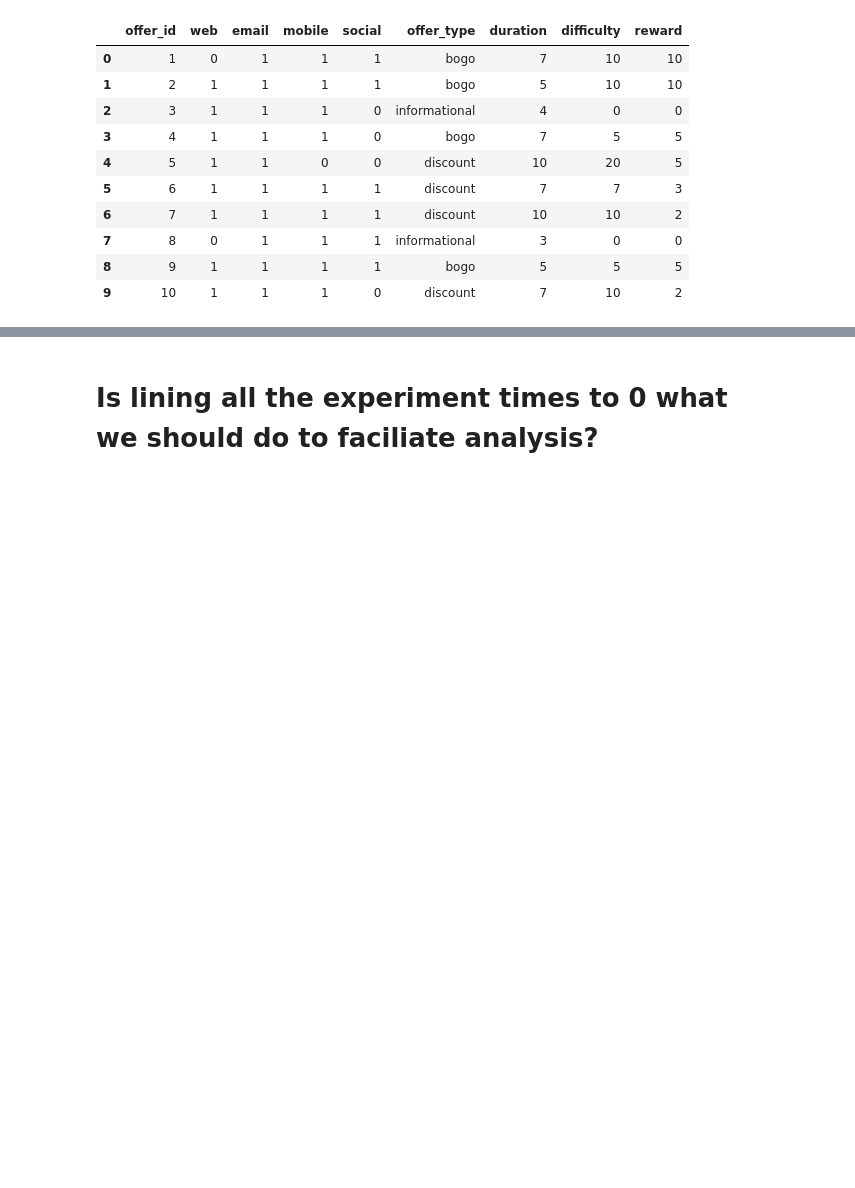
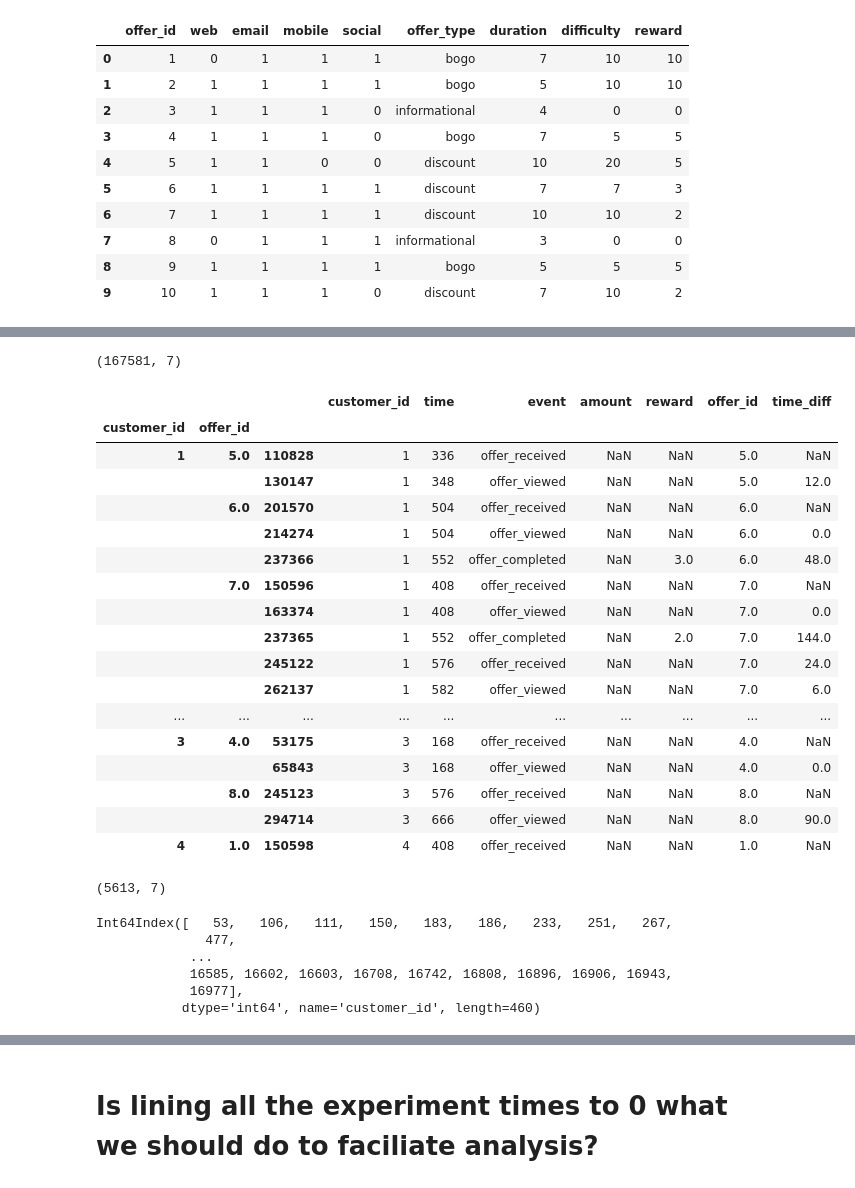
Before and after one commit to andrewKOwong/dsnd-starbucks, a Jupyter notebook: notebook-EDA.ipynb, the cells around one changed output, grey strips where cells are left out. Drawn from its saved outputs; the diff is of its cells as text; code cells hidden in the pictures; blank space fills up the shorter version.

```diff
--- a/notebook-EDA.ipynb
+++ b/notebook-EDA.ipynb
@@ -707,0 +742,27 @@ transcript.head()
+# %%
+test = transcript.groupby(['customer_id', 'offer_id']).apply(lambda df: df.assign(time_diff=df.time.diff()))
+# %%
+test.shape
+# %% [output]
+(167581, 7)
+# %%
+test.head(20)
+# %% [output]
+|  |  |  | customer_id | time | event | amount | reward | offer_id | time_diff |
+| customer_id | offer_id |  |  |  |  |  |  |  |  |
+| 1 | 5.0 | 110828 | 1 | 336 | offer_received | NaN | NaN | 5.0 | NaN |
+|  |  | 130147 | 1 | 348 | offer_viewed | NaN | NaN | 5.0 | 12.0 |
+|  | 6.0 | 201570 | 1 | 504 | offer_received | NaN | NaN | 6.0 | NaN |
+|  |  | 214274 | 1 | 504 | offer_viewed | NaN | NaN | 6.0 | 0.0 |
+|  |  | 237366 | 1 | 552 | offer_completed | NaN | 3.0 | 6.0 | 48.0 |
+|  | 7.0 | 150596 | 1 | 408 | offer_received | NaN | NaN | 7.0 | NaN |
+|  |  | 163374 | 1 | 408 | offer_viewed | NaN | NaN | 7.0 | 0.0 |
+|  |  | 237365 | 1 | 552 | offer_completed | NaN | 2.0 | 7.0 | 144.0 |
+|  |  | 245122 | 1 | 576 | offer_received | NaN | NaN | 7.0 | 24.0 |
+|  |  | 262137 | 1 | 582 | offer_viewed | NaN | NaN | 7.0 | 6.0 |
+| ... | ... | ... | ... | ... | ... | ... | ... | ... | ... |
+| 3 | 4.0 | 53175 | 3 | 168 | offer_received | NaN | NaN | 4.0 | NaN |
+|  |  | 65843 | 3 | 168 | offer_viewed | NaN | NaN | 4.0 | 0.0 |
+|  | 8.0 | 245123 | 3 | 576 | offer_received | NaN | NaN | 8.0 | NaN |
+|  |  | 294714 | 3 | 666 | offer_viewed | NaN | NaN | 8.0 | 90.0 |
+| 4 | 1.0 | 150598 | 4 | 408 | offer_received | NaN | NaN | 1.0 | NaN |
@@ -707,0 +785,13 @@ transcript.head()
+# %%
+test2.shape
+# %% [output]
+(5613, 7)
+# %%
+test2.customer_id.index.get_level_values(0).unique()
+# %% [output]
+Int64Index([   53,   106,   111,   150,   183,   186,   233,   251,   267,
+              477,
+            ...
+            16585, 16602, 16603, 16708, 16742, 16808, 16896, 16906, 16943,
+            16977],
+           dtype='int64', name='customer_id', length=460)
```
Also changed, not shown: parts of 48 cells of this notebook.
